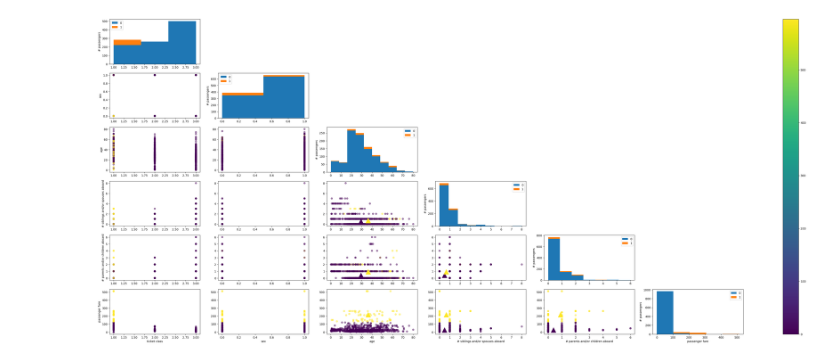
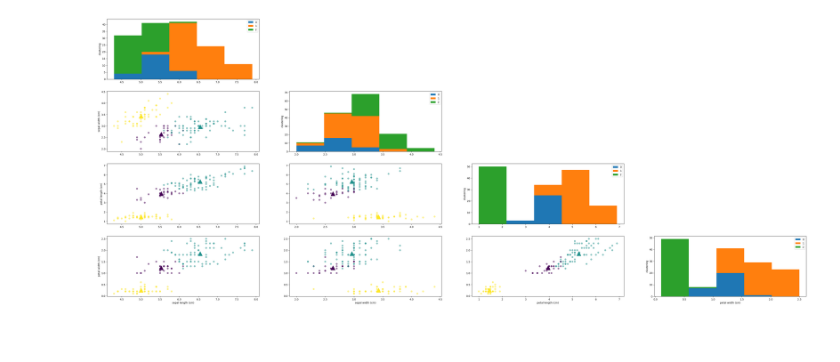
Before and after one commit to cly20/ml_clustering_tutorial, a Jupyter notebook: WIP.ipynb, the cells around one changed output. Saved outputs shown, nothing was run; the diff lists cells and outputs as text; code cells hidden in the pictures; blank space fills up the shorter version.

Commit message:
Switch to clustering using the iris tutorial dataset

```diff
--- a/WIP.ipynb
+++ b/WIP.ipynb
@@ -21,2 +8,8 @@ See the caveats in the documentation: https://pandas.pydata.org/pandas-docs/stab
+# %%
+iris_dataset = load_iris(as_frame=True)
+iris_data = iris_dataset["data"]
+target = iris_dataset["target"]
+class_names = iris_dataset["target_names"]
+feature_names = iris_dataset["feature_names"]
 # %%
-kmeans = KMeans(n_clusters=2, random_state=0, n_init="auto")
+kmeans = KMeans(n_clusters=3, random_state=0, n_init="auto")
@@ -32,15 +16,11 @@ for i in range(len(tmp)):
-# %%
-data = data.drop(dropped_rows)
-target = target.drop(dropped_rows)
-categories_training = ["age", "sibsp", "parch", "fare"]
-data_training = data[categories_training]
 # %%
-kmeans.fit(data_training)
+kmeans.fit(iris_data)
 cluster_centres = {}
-for a,b in [(x,y) for x,y in zip(categories_training, kmeans.cluster_centers_.T)]:
+for a,b in [(x,y) for x,y in zip(feature_names, kmeans.cluster_centers_.T)]:
     cluster_centres[a] = b
 cluster_labels = kmeans.labels_
 nclusters = np.max(cluster_labels)+1
 clusterwidth = (nclusters-1)/nclusters
-sorted_data=data
+sorted_data=iris_data
 sorted_data["cluster"] = cluster_labels
+sorted_data["target"] = target
@@ -65,30 +27,27 @@ binning_dict = {
 # %%
 fig, axs = plt.subplots(
-    len(categories), len(categories), figsize=(50,20))
+    len(feature_names), len(feature_names), figsize=(50,20))
 
 axs = axs.T
-for x in range(len(categories)):
-    x_label = categories[x]
-    axs[x,5].set_xlabel(name_dict[x_label])
-    for y in range(len(categories)):
+for x in range(len(feature_names)):
+    x_label = feature_names[x]
+    axs[x,-1].set_xlabel(x_label)
+    for y in range(len(feature_names)):
         if x<y:
-            y_label = categories[y]
-            axs[x,y].scatter(data[x_label][:], data[y_label][:], c=cluster_labels, alpha=0.5)
-            if x_label in data_training and y_label in data_training:
-                axs[x,y].scatter(cluster_centres[x_label], cluster_centres[y_label], marker="^", s=300, c=np.arange(0, nclusters, 1))
-            axs[0,y].set_ylabel(name_dict[y_label])
+            y_label = feature_names[y]
+            axs[x,y].scatter(iris_data[x_label][:], iris_data[y_label][:], c=sorted_data["cluster"], alpha=0.5)
+            if x_label in iris_data and y_label in iris_data:
+                axs[x,y].scatter(cluster_centres[x_label], cluster_centres[y_label], marker="^", c=range(0, nclusters), s=300)
+            axs[0,y].set_ylabel(y_label)
         elif x==y:
-            nbins = binning_dict[x_label]
             plotData = [sorted_data.loc[(sorted_data["cluster"]==c)][x_label] for c in range(0, nclusters)]
             axs[x,y].hist(plotData, bins=nbins, stacked=True, label=range(0, nclusters))
-            axs[x,y].set_ylabel("# passengers")
+            axs[x,y].set_ylabel("clustering")
             axs[x,y].legend()
         else:
             axs[x,y].set_visible(False)
-
-fig.colorbar(im, ax=axs)
 plt.show()
 # %% [output]
-[figure, old version]
+[figure, new version]
 # %%
 fig, axs = plt.subplots(
```
Also changed, not shown: parts of 12 cells of this notebook.
